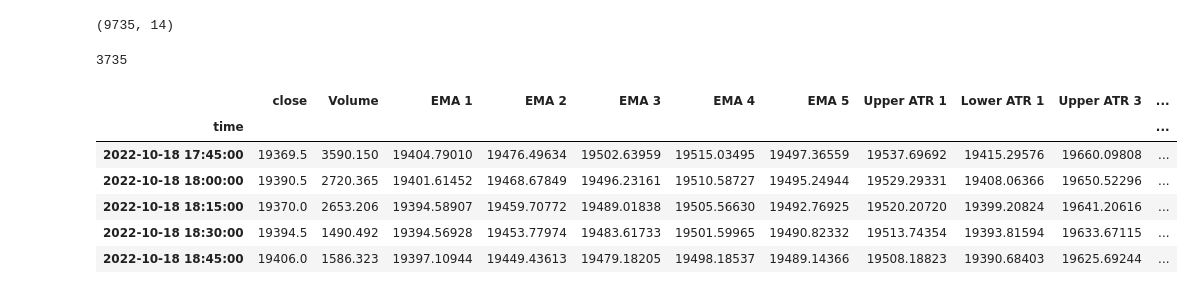
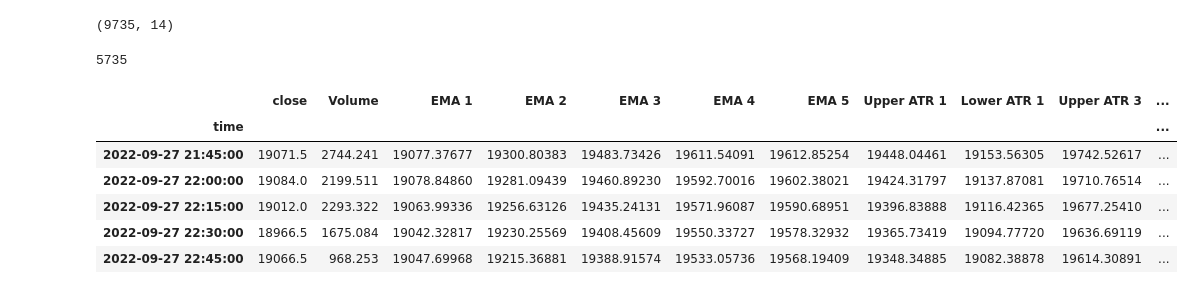
Before and after one commit to litosmunoz/Introduction-to-Quantitative-Trading, a Jupyter notebook: backtesting_bot/btc_15m.ipynb, the cells around one changed output. Saved outputs shown, nothing was run; the diff lists cells and outputs as text; code cells hidden in the pictures.

```diff
--- a/backtesting_bot/btc_15m.ipynb
+++ b/backtesting_bot/btc_15m.ipynb
@@ -9,32 +9,32 @@ btc_15m.shape
 # %% [output]
 (9735, 14)
 # %%
-btc_15m = btc_15m[6000:]
+btc_15m = btc_15m[4000:]
 len(btc_15m)
 # %% [output]
-3735
+5735
 # %%
 btc_15m['time'] = btc_15m['time'].str.extract('(\d{4}-\d{2}-\d{2}\w\d{2}:\d{2}:\d{2})', expand=True)
 btc_15m['time'] = pd.to_datetime(btc_15m["time"])
 btc_15m.set_index("time", inplace = True)
 # %%
-def buySell_RSI(btc_15m):
+def Buy_RSI(btc_15m):
   sigPriceBuy = []
   sigPriceSell = []
   flag = -1
   for i in range(len(btc_15m)):
-    if (btc_15m ['close'][i] >= btc_15m ["Upper ATR 3"][i] and btc_15m ['Volume'][i] > btc_15m["Volume"].mean() and btc_15m ['RSI'][i] > 70):
+    if (btc_15m ['RSI'][i] < 20):
       if flag != 1:
-        sigPriceBuy.append(np.nan)
-        sigPriceSell.append(btc_15m['close'][i])
+        sigPriceBuy.append(btc_15m['close'][i])
+        sigPriceSell.append(np.nan)
         flag = 1
       else:
         sigPriceBuy.append(np.nan)
         sigPriceSell.append(np.nan)
-    elif (btc_15m ['close'][i] <= btc_15m ["Lower ATR 1"][i]):
+    elif (btc_15m ["RSI"][i] > 45):
       if flag != 0:
-        sigPriceBuy.append(btc_15m["close"][i])
-        sigPriceSell.append(np.nan)
+        sigPriceBuy.append(np.nan)
+        sigPriceSell.append(btc_15m["close"][i])
         flag = 0
       else:
         sigPriceBuy.append(np.nan)
@@ -44,19 +44,19 @@ def buySell_RSI(btc_15m):
         sigPriceSell.append(np.nan)
   return(sigPriceBuy, sigPriceSell)
 # %%
-buySell_RSI = buySell_RSI(btc_15m)
-btc_15m['Buy Signal ATR'] = buySell_RSI[0]
-btc_15m['Sell Signal ATR'] = buySell_RSI[1]
+Buy_RSI = Buy_RSI(btc_15m)
+btc_15m['Long Signal RSI'] = Buy_RSI[0]
+btc_15m['Close Long Signal RSI'] = Buy_RSI[1]
 # To show the data
 btc_15m.head()
 # %% [output]
 |  | close | Volume | EMA 1 | EMA 2 | EMA 3 | EMA 4 | EMA 5 | Upper ATR 1 | Lower ATR 1 | Upper ATR 3 | ... |
 | time |  |  |  |  |  |  |  |  |  |  | ... |
-| 2022-10-18 17:45:00 | 19369.5 | 3590.150 | 19404.79010 | 19476.49634 | 19502.63959 | 19515.03495 | 19497.36559 | 19537.69692 | 19415.29576 | 19660.09808 | ... |
-| 2022-10-18 18:00:00 | 19390.5 | 2720.365 | 19401.61452 | 19468.67849 | 19496.23161 | 19510.58727 | 19495.24944 | 19529.29331 | 19408.06366 | 19650.52296 | ... |
-| 2022-10-18 18:15:00 | 19370.0 | 2653.206 | 19394.58907 | 19459.70772 | 19489.01838 | 19505.56630 | 19492.76925 | 19520.20720 | 19399.20824 | 19641.20616 | ... |
-| 2022-10-18 18:30:00 | 19394.5 | 1490.492 | 19394.56928 | 19453.77974 | 19483.61733 | 19501.59965 | 19490.82332 | 19513.74354 | 19393.81594 | 19633.67115 | ... |
-| 2022-10-18 18:45:00 | 19406.0 | 1586.323 | 19397.10944 | 19449.43613 | 19479.18205 | 19498.18537 | 19489.14366 | 19508.18823 | 19390.68403 | 19625.69244 | ... |
+| 2022-09-27 21:45:00 | 19071.5 | 2744.241 | 19077.37677 | 19300.80383 | 19483.73426 | 19611.54091 | 19612.85254 | 19448.04461 | 19153.56305 | 19742.52617 | ... |
+| 2022-09-27 22:00:00 | 19084.0 | 2199.511 | 19078.84860 | 19281.09439 | 19460.89230 | 19592.70016 | 19602.38021 | 19424.31797 | 19137.87081 | 19710.76514 | ... |
+| 2022-09-27 22:15:00 | 19012.0 | 2293.322 | 19063.99336 | 19256.63126 | 19435.24131 | 19571.96087 | 19590.68951 | 19396.83888 | 19116.42365 | 19677.25410 | ... |
+| 2022-09-27 22:30:00 | 18966.5 | 1675.084 | 19042.32817 | 19230.25569 | 19408.45609 | 19550.33727 | 19578.32932 | 19365.73419 | 19094.77720 | 19636.69119 | ... |
+| 2022-09-27 22:45:00 | 19066.5 | 968.253 | 19047.69968 | 19215.36881 | 19388.91574 | 19533.05736 | 19568.19409 | 19348.34885 | 19082.38878 | 19614.30891 | ... |
 # %%
 btc_15m.describe()
 # %% [output]
```
Also changed, not shown: parts of 5 cells of this notebook, 2 other files.
